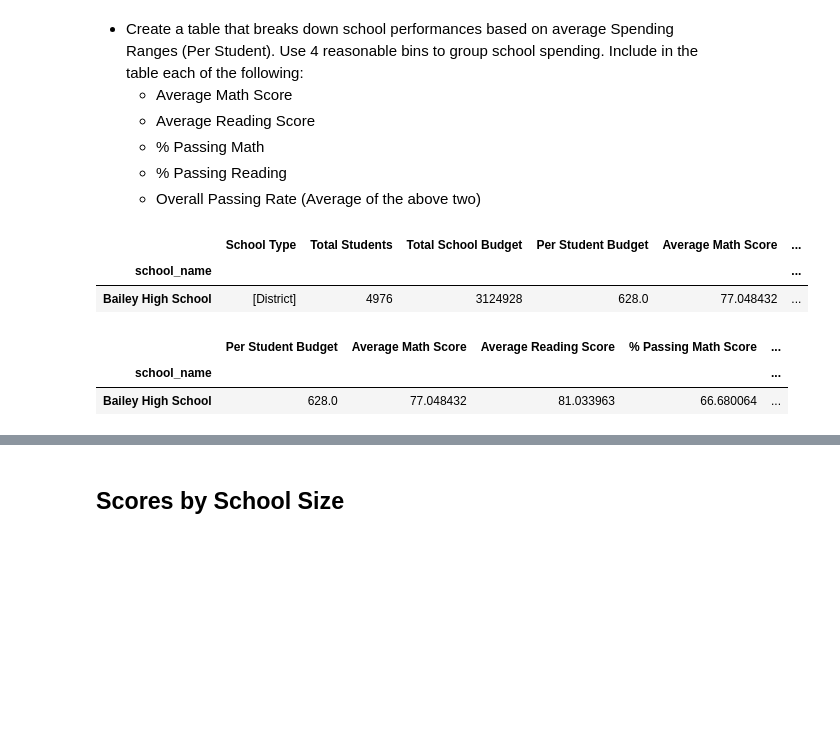
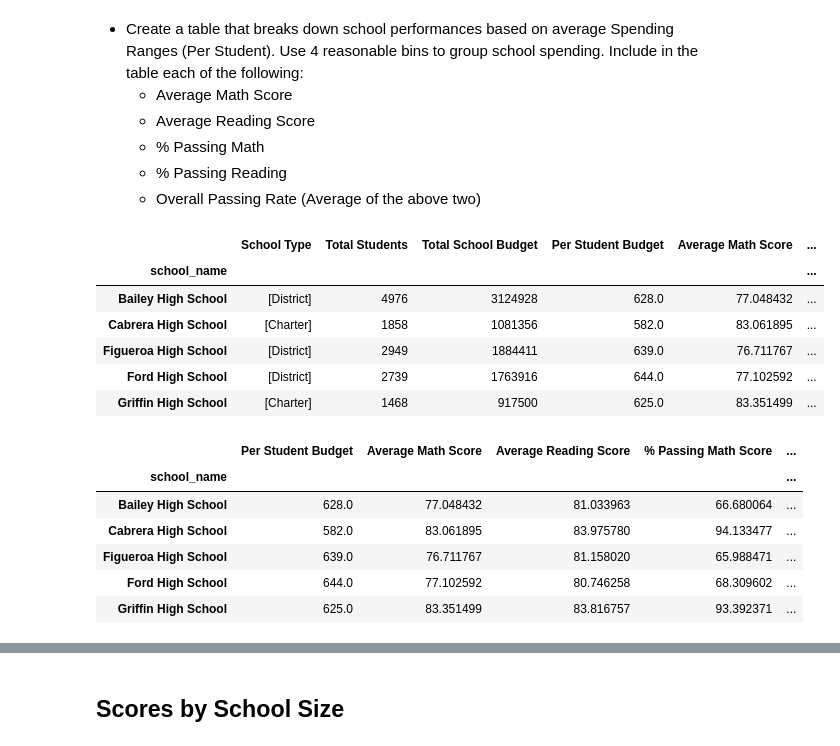
Before and after one commit to fromjandp/pandas-challenge, a Jupyter notebook: PyCityschools/PyCitySchools_starter.ipynb, the cells around one changed output, grey strips where cells are left out. Drawn from its saved outputs; the diff is of its cells as text; code cells hidden in the pictures; blank space fills up the shorter version.

Commit message:
Scores by School Spending - positive progress

```diff
--- a/PyCityschools/PyCitySchools_starter.ipynb
+++ b/PyCityschools/PyCitySchools_starter.ipynb
@@ -548,13 +361,21 @@ group_labels = ["$0-584","$585-629","$630-644","$645-675"]
 # %%
-school_summaryone_df.head(1)
+school_summaryone_df.head(5)
 # %% [output]
 |  | School Type | Total Students | Total School Budget | Per Student Budget | Average Math Score | ... |
 | school_name |  |  |  |  |  | ... |
 | Bailey High School | [District] | 4976 | 3124928 | 628.0 | 77.048432 | ... |
+| Cabrera High School | [Charter] | 1858 | 1081356 | 582.0 | 83.061895 | ... |
+| Figueroa High School | [District] | 2949 | 1884411 | 639.0 | 76.711767 | ... |
+| Ford High School | [District] | 2739 | 1763916 | 644.0 | 77.102592 | ... |
+| Griffin High School | [Charter] | 1468 | 917500 | 625.0 | 83.351499 | ... |
 # %%
 spending_school = school_summaryone_df[["Per Student Budget","Average Math Score","Average Reading Score","% Passing Math Score","% Passing Reading Score","% Overall Passing"]]
-spending_school.head(1)
+spending_school.head(5)
 # %% [output]
 |  | Per Student Budget | Average Math Score | Average Reading Score | % Passing Math Score | ... |
 | school_name |  |  |  |  | ... |
 | Bailey High School | 628.0 | 77.048432 | 81.033963 | 66.680064 | ... |
+| Cabrera High School | 582.0 | 83.061895 | 83.975780 | 94.133477 | ... |
+| Figueroa High School | 639.0 | 76.711767 | 81.158020 | 65.988471 | ... |
+| Ford High School | 644.0 | 77.102592 | 80.746258 | 68.309602 | ... |
+| Griffin High School | 625.0 | 83.351499 | 83.816757 | 93.392371 | ... |
```
Also changed, not shown: parts of 15 cells of this notebook, 1 other file.
